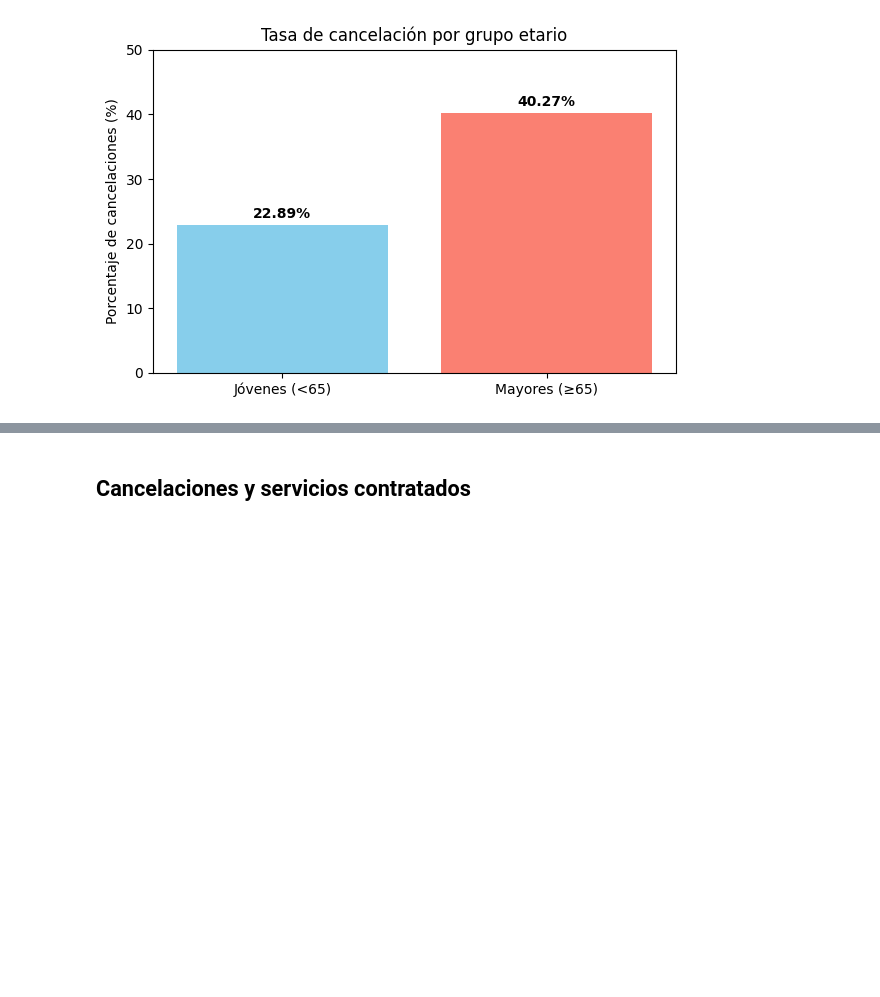
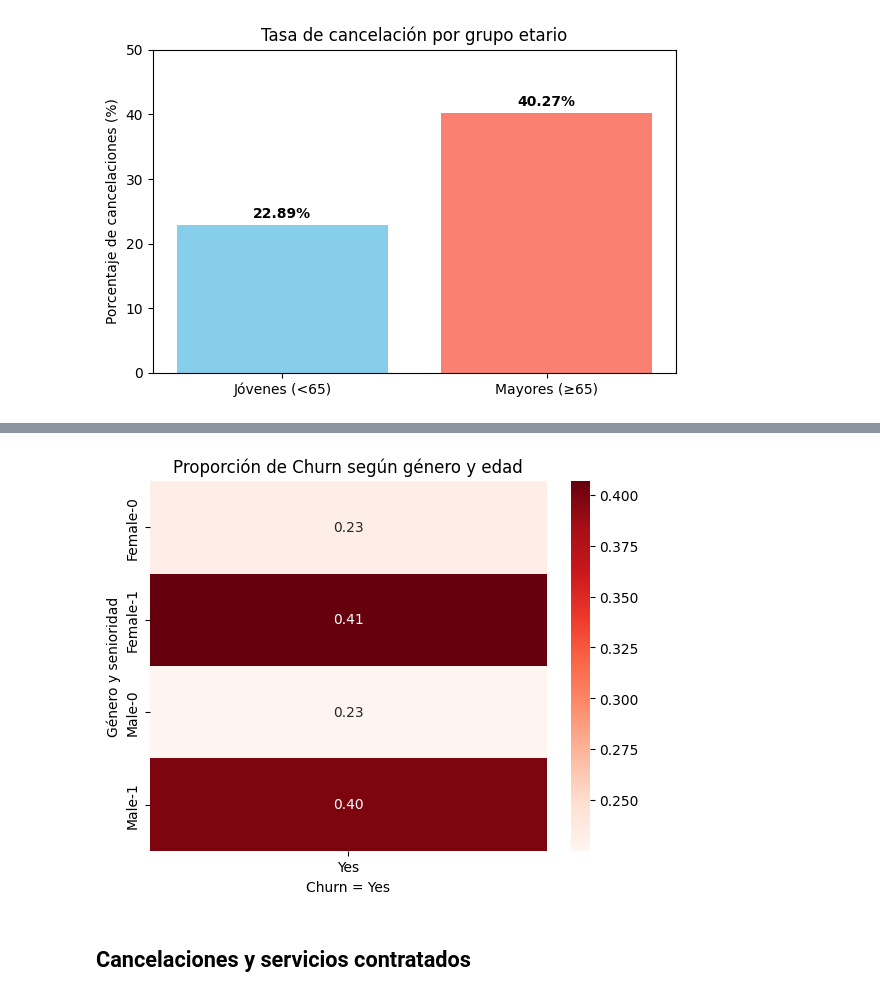
Before and after one commit to marsavil/telecom_x_challenge, a Jupyter notebook: TelecomX_LATAM.ipynb, the cells around one changed output, grey strips where cells are left out. Saved outputs shown, nothing was run; the diff lists cells and outputs as text; code cells hidden in the pictures; blank space fills up the shorter version.

```diff
--- a/TelecomX_LATAM.ipynb
+++ b/TelecomX_LATAM.ipynb
@@ -233,2 +249,13 @@ plt.show()
+# %%
+pivot = pd.crosstab(index=[df['customer_gender'], df['customer_SeniorCitizen']], columns=df['Churn'])
+pivot_ratio = pivot.div(pivot.sum(axis=1), axis=0)
+
+sns.heatmap(pivot_ratio[['Yes']], annot=True, cmap='Reds', fmt=".2f")
+plt.title('Proporción de Churn según género y edad')
+plt.ylabel('Género y senioridad')
+plt.xlabel('Churn = Yes')
+plt.show()
+# %% [output]
+[figure, added]
 # %% [markdown]
 ## Cancelaciones y servicios contratados
```
Also changed, not shown: parts of 25 cells of this notebook, 7 other files.
